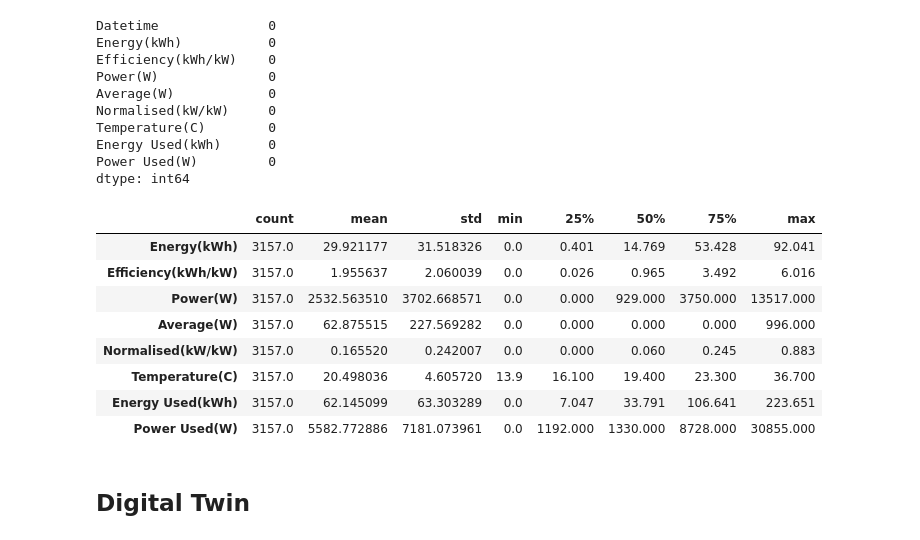
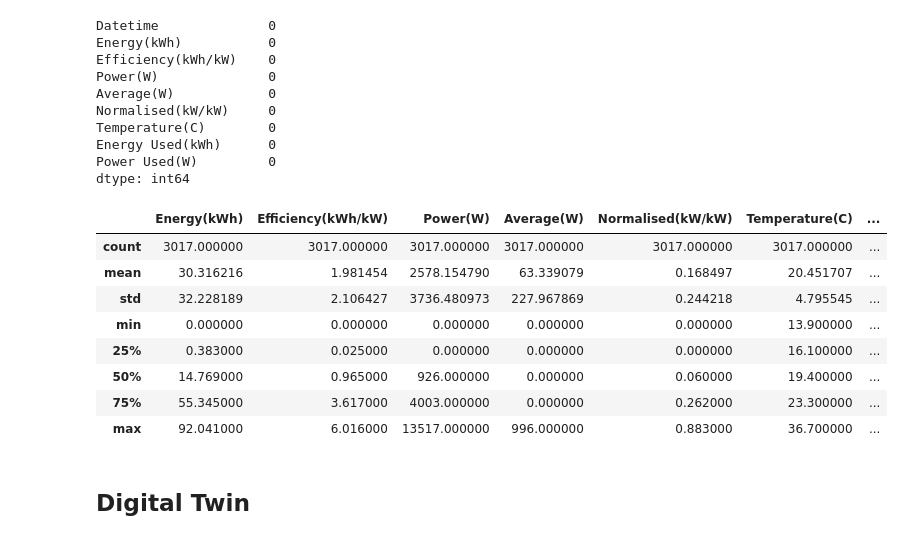
Before and after one commit to ALU-AIIP-18/SolarWebScrapping, a Jupyter notebook: C__Users_Adrian_Dropbox_AIIP_d4I_summative_summative_assign.ipynb, the cells around one changed output. Drawn from its saved outputs; the diff is of its cells as text; code cells hidden in the pictures.

```diff
--- a/C__Users_Adrian_Dropbox_AIIP_d4I_summative_summative_assign.ipynb
+++ b/C__Users_Adrian_Dropbox_AIIP_d4I_summative_summative_assign.ipynb
@@ -147,10 +150,10 @@ data['Power Used(W)'] = data['Power Used(W)'].str.replace('W', '').str.replace('
 #Combine Date and Time Columns and convert to Datetime
 data['Time']= pd.to_datetime(data['Time']).dt.strftime('%H:%M:%S')
 data['Datetime'] =pd.to_datetime(data['Date'] + ' ' + data['Time'])
-data.drop(['Date','Time'],axis=1,inplace=True)
+# data.drop(['Date','Time'],axis=1,inplace=True)
 # data['Datetime']=data['Datetime'].apply(lambda x: x.strftime('%d%m%Y %H:%M:%S'))
-#data['Datetime']=pd.to_datetime(data['Datetime'])#.apply(str)+' '+data['Time'],format='%d/%m/%y %H:%M:%S')
-# cols=data.columns.drop(['Date','Time'])
+# data['Datetime']=pd.to_datetime(data['Datetime'])#.apply(str)+' '+data['Time'],format='%d/%m/%y %H:%M:%S')
+cols=data.columns.drop(['Datetime'])
 data[cols] = data[cols].apply(pd.to_numeric, errors='coerce')
 # data = data.drop(['Date','Time'], axis=1)
 
@@ -217,17 +220,17 @@ Energy Used(kWh)      0
 Power Used(W)         0
 dtype: int64
 # %%
-data.describe().T
+data.describe()
 # %% [output]
-|  | count | mean | std | min | 25% | 50% | 75% | max |
-| Energy(kWh) | 3157.0 | 29.921177 | 31.518326 | 0.0 | 0.401 | 14.769 | 53.428 | 92.041 |
-| Efficiency(kWh/kW) | 3157.0 | 1.955637 | 2.060039 | 0.0 | 0.026 | 0.965 | 3.492 | 6.016 |
-| Power(W) | 3157.0 | 2532.563510 | 3702.668571 | 0.0 | 0.000 | 929.000 | 3750.000 | 13517.000 |
-| Average(W) | 3157.0 | 62.875515 | 227.569282 | 0.0 | 0.000 | 0.000 | 0.000 | 996.000 |
-| Normalised(kW/kW) | 3157.0 | 0.165520 | 0.242007 | 0.0 | 0.000 | 0.060 | 0.245 | 0.883 |
-| Temperature(C) | 3157.0 | 20.498036 | 4.605720 | 13.9 | 16.100 | 19.400 | 23.300 | 36.700 |
-| Energy Used(kWh) | 3157.0 | 62.145099 | 63.303289 | 0.0 | 7.047 | 33.791 | 106.641 | 223.651 |
-| Power Used(W) | 3157.0 | 5582.772886 | 7181.073961 | 0.0 | 1192.000 | 1330.000 | 8728.000 | 30855.000 |
+|  | Energy(kWh) | Efficiency(kWh/kW) | Power(W) | Average(W) | Normalised(kW/kW) | Temperature(C) | ... |
+| count | 3017.000000 | 3017.000000 | 3017.000000 | 3017.000000 | 3017.000000 | 3017.000000 | ... |
+| mean | 30.316216 | 1.981454 | 2578.154790 | 63.339079 | 0.168497 | 20.451707 | ... |
+| std | 32.228189 | 2.106427 | 3736.480973 | 227.967869 | 0.244218 | 4.795545 | ... |
+| min | 0.000000 | 0.000000 | 0.000000 | 0.000000 | 0.000000 | 13.900000 | ... |
+| 25% | 0.383000 | 0.025000 | 0.000000 | 0.000000 | 0.000000 | 16.100000 | ... |
+| 50% | 14.769000 | 0.965000 | 926.000000 | 0.000000 | 0.060000 | 19.400000 | ... |
+| 75% | 55.345000 | 3.617000 | 4003.000000 | 0.000000 | 0.262000 | 23.300000 | ... |
+| max | 92.041000 | 6.016000 | 13517.000000 | 996.000000 | 0.883000 | 36.700000 | ... |
 # %% [markdown]
 ## **Digital Twin**
 # %% [markdown]
```
Also changed, not shown: parts of 28 cells of this notebook.
